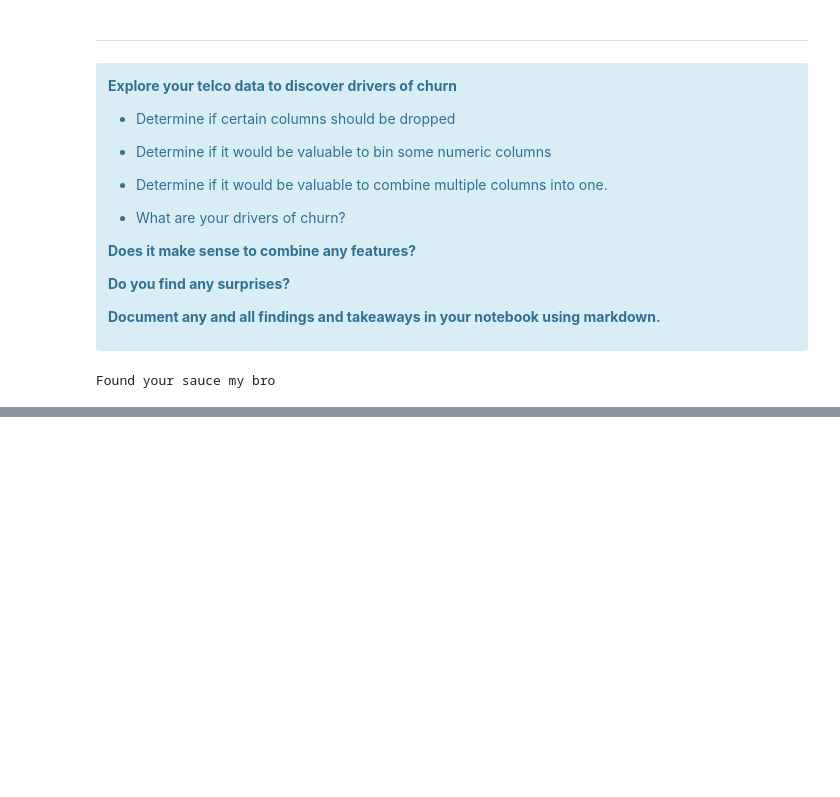
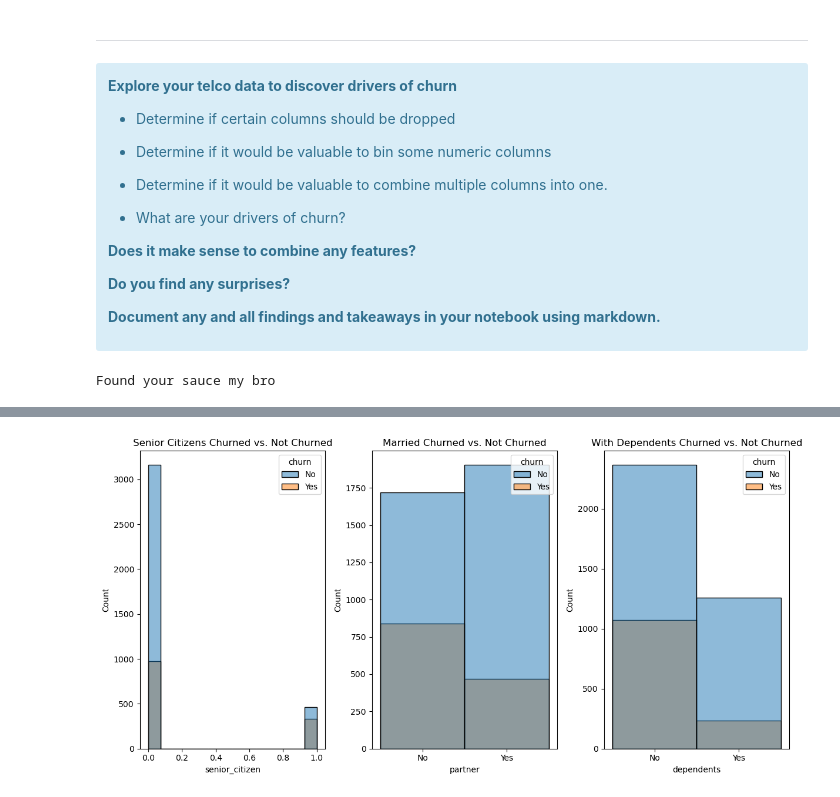
Before and after one commit to Marc-Aradillas/Classification_exercises.ipynb, a Jupyter notebook: classification_exercises.ipynb, the cells around one changed output, grey strips where cells are left out. Saved outputs shown, nothing was run; the diff lists cells and outputs as text; code cells hidden in the pictures; blank space fills up the shorter version.

```diff
--- a/classification_exercises.ipynb
+++ b/classification_exercises.ipynb
@@ -1535,0 +1595,15 @@ Found your sauce my bro
+# %%
+# Analyzing categorical features chosen below
+plt.figure(figsize=(12, 6))
+
+plt.subplot(131)
+sns.histplot(data=train, x='senior_citizen', hue='churn').set(title= 'Senior Citizens Churned vs. Not Churned')
+plt.subplot(132)
+sns.histplot(data=train, x='partner', hue='churn').set(title= 'Married Churned vs. Not Churned')
+plt.subplot(133)
+sns.histplot(data=train, x='dependents', hue='churn').set(title= 'With Dependents Churned vs. Not Churned')
+
+plt.tight_layout()
+plt.show()
+# %% [output]
+[figure, added]
```
Also changed, not shown: parts of 18 cells of this notebook, 2 other files.
